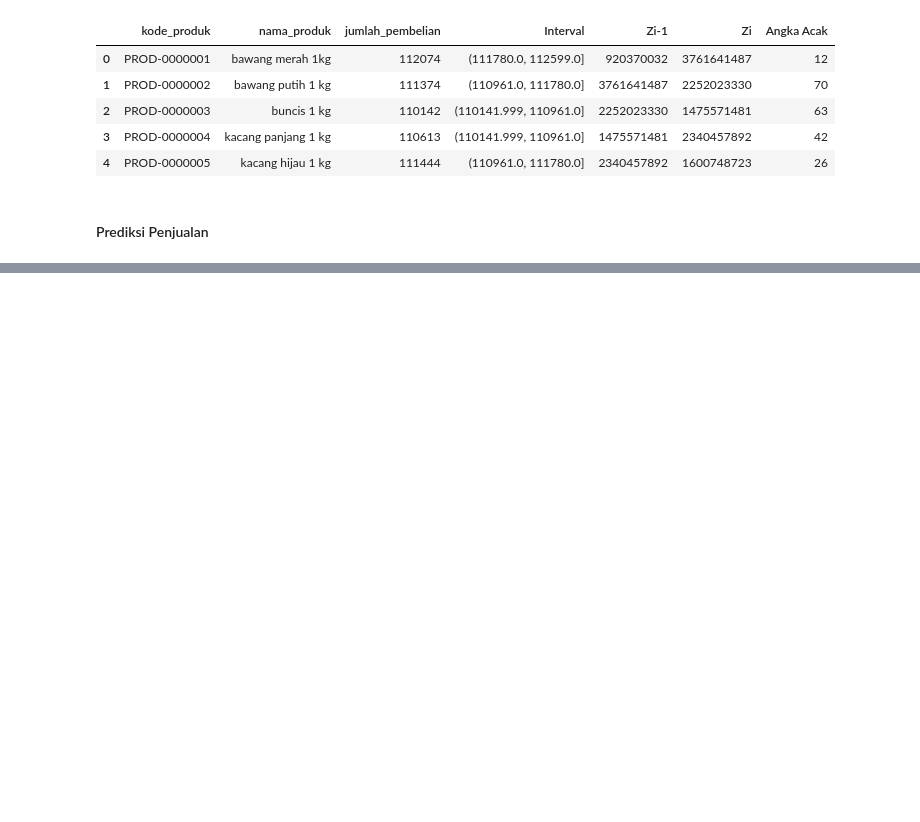
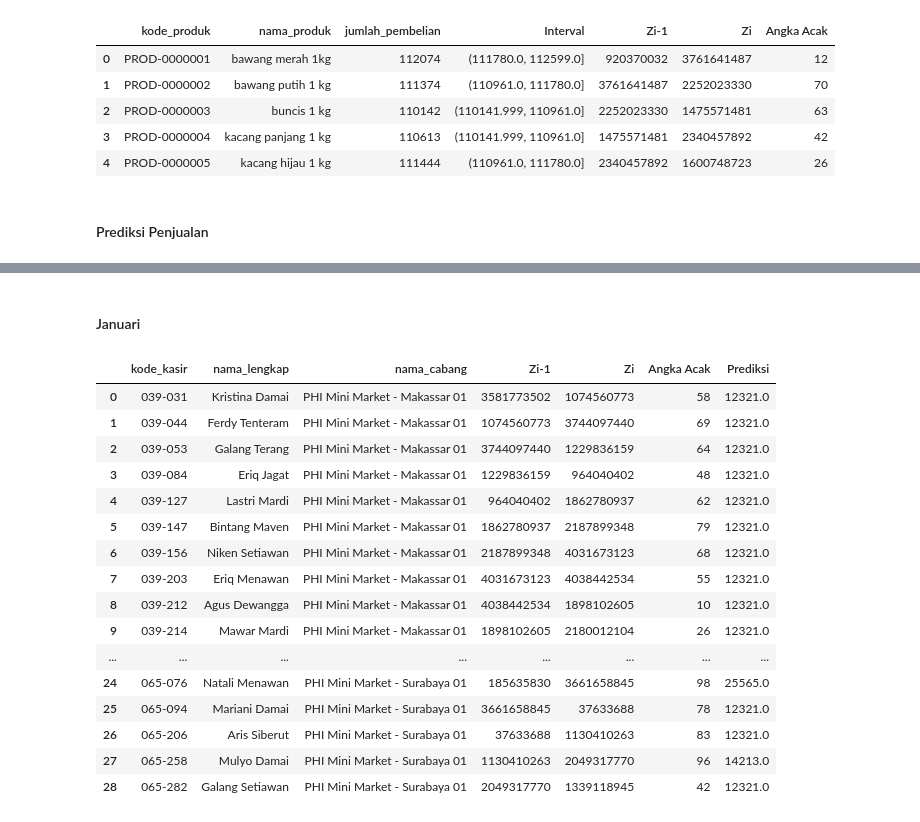
Before and after one commit to janbu12/monteCarlo, a Jupyter notebook: monteCarlo.ipynb, the cells around one changed output, grey strips where cells are left out. Cells and saved outputs as stored; diff of their text form; code cells hidden in the pictures; blank space fills up the shorter version.

```diff
--- a/monteCarlo.ipynb
+++ b/monteCarlo.ipynb
@@ -303,0 +343,42 @@ display(penjualan_produk.head())
+# %% [markdown]
+#### Januari
+# %%
+januari = pivot_table[["kode_kasir", "nama_lengkap", "nama_cabang", "January_2008"]].copy()
+
+a = 1664525
+c = 1013904223
+m = 2**32
+seed = 4123
+
+num_values = len(januari)
+lcg_values = lcg(seed, a, c, m, num_values + 1)
+januari.loc[:, 'Zi-1'] = lcg_values[:-1]
+januari.loc[:, 'Zi'] = lcg_values[1:]
+
+januari.loc[:, 'Angka Acak'] = januari['Zi'] % 101  # Generate random numbers
+
+intervalsAcak = list(zip(boundaries_df_karyawan['Batas Bawah Acak'], boundaries_df_karyawan['Batas Atas Acak']))
+intervals= list(zip(boundaries_df_karyawan['Batas Bawah'], boundaries_df_karyawan['Batas Atas']))
+
+januari.loc[:, 'Prediksi'] = januari['Angka Acak'].apply(lambda x: get_prediksi(x, intervalsAcak, intervals))
+
+# Menampilkan hasil
+display(januari[['kode_kasir', 'nama_lengkap', 'nama_cabang', 'Zi-1', 'Zi', 'Angka Acak', 'Prediksi']])
+# %% [output]
+|  | kode_kasir | nama_lengkap | nama_cabang | Zi-1 | Zi | Angka Acak | Prediksi |
+| 0 | 039-031 | Kristina Damai | PHI Mini Market - Makassar 01 | 3581773502 | 1074560773 | 58 | 12321.0 |
+| 1 | 039-044 | Ferdy Tenteram | PHI Mini Market - Makassar 01 | 1074560773 | 3744097440 | 69 | 12321.0 |
+| 2 | 039-053 | Galang Terang | PHI Mini Market - Makassar 01 | 3744097440 | 1229836159 | 64 | 12321.0 |
+| 3 | 039-084 | Eriq Jagat | PHI Mini Market - Makassar 01 | 1229836159 | 964040402 | 48 | 12321.0 |
+| 4 | 039-127 | Lastri Mardi | PHI Mini Market - Makassar 01 | 964040402 | 1862780937 | 62 | 12321.0 |
+| 5 | 039-147 | Bintang Maven | PHI Mini Market - Makassar 01 | 1862780937 | 2187899348 | 79 | 12321.0 |
+| 6 | 039-156 | Niken Setiawan | PHI Mini Market - Makassar 01 | 2187899348 | 4031673123 | 68 | 12321.0 |
+| 7 | 039-203 | Eriq Menawan | PHI Mini Market - Makassar 01 | 4031673123 | 4038442534 | 55 | 12321.0 |
+| 8 | 039-212 | Agus Dewangga | PHI Mini Market - Makassar 01 | 4038442534 | 1898102605 | 10 | 12321.0 |
+| 9 | 039-214 | Mawar Mardi | PHI Mini Market - Makassar 01 | 1898102605 | 2180012104 | 26 | 12321.0 |
+| ... | ... | ... | ... | ... | ... | ... | ... |
+| 24 | 065-076 | Natali Menawan | PHI Mini Market - Surabaya 01 | 185635830 | 3661658845 | 98 | 25565.0 |
+| 25 | 065-094 | Mariani Damai | PHI Mini Market - Surabaya 01 | 3661658845 | 37633688 | 78 | 12321.0 |
+| 26 | 065-206 | Aris Siberut | PHI Mini Market - Surabaya 01 | 37633688 | 1130410263 | 83 | 12321.0 |
+| 27 | 065-258 | Mulyo Damai | PHI Mini Market - Surabaya 01 | 1130410263 | 2049317770 | 96 | 14213.0 |
+| 28 | 065-282 | Galang Setiawan | PHI Mini Market - Surabaya 01 | 2049317770 | 1339118945 | 42 | 12321.0 |
```
Also changed, not shown: parts of 17 cells of this notebook, 2 other files.
